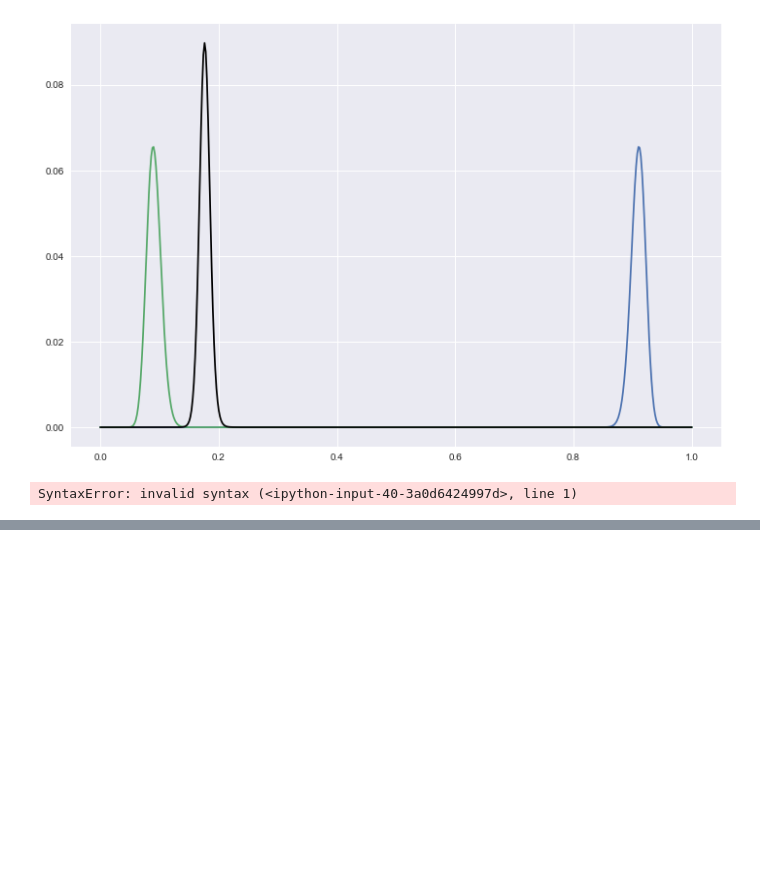
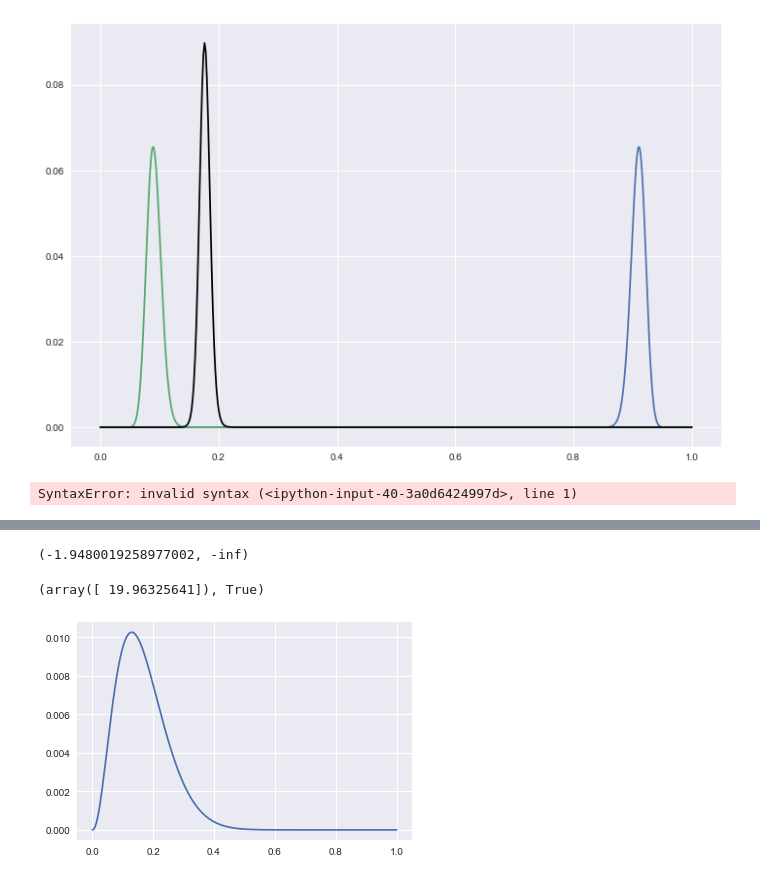
Before and after one commit to inti/ASE, a Jupyter notebook: ASE.ipynb, the cells around one changed output, grey strips where cells are left out. Saved outputs shown, nothing was run; the diff lists cells and outputs as text; code cells hidden in the pictures; blank space fills up the shorter version.

```diff
--- a/ASE.ipynb
+++ b/ASE.ipynb
@@ -189,7 +187,7 @@ array([ 0.01      ,  0.16666667,  0.33333333,  0.5       ,  0.66666667,
 # %%
 files = !ls /Users/inti.pedroso/DATA/ASE/phaser_gene/
 files
-data = pd.concat([ pd.read_table( "".join(["/Users/inti.pedroso/DATA/ASE/phaser_gene/",f])) for f in folders ])
+data = pd.concat([ pd.read_table( "".join(["/Users/inti.pedroso/DATA/ASE/phaser_gene/",f])) for f in files ])
 # %%
 #data = pd.read_table("/Users/inti.pedroso/DATA/ASE/phaser/ERR883767/ERR883767.phaser_ase.gene.txt")
 data.head()
@@ -751,0 +982,15 @@ def get_bb_moments_v2(k_vals,n_vals,weights=None):
+# %%
+data2 = data[data["totalCount"] > 10]
+data2 = data2[data2["aCount"] > 10]
+
+K=11
+dat2stan = {'N': data2.shape[0],
+            'K':K,
+            'mu': get_mu_linear(K),
+            'lambda': get_prior_counts(K=K),
+            'x': data2.aCount.values,
+            'n': data2.totalCount.values
+           }
+data2.shape
+this_data = np.vstack([dat2stan['x'],dat2stan['n']]).T.astype(float)
+md.fit(data=this_data,n_iter=100, print_delta=True, fit_by_eb = True)
@@ -751,0 +1029,40 @@ def get_bb_moments_v2(k_vals,n_vals,weights=None):
+# %%
+from scipy.optimize import minimize
+from scipy.stats import pareto
+
+def _log_beta_binomial_density(k,n,alpha,beta):
+    uno = gammaln(n+1) - (gammaln(k+1) + gammaln(n-k+1))
+    dos = gammaln(k+alpha) + gammaln(n-k+beta) - gammaln(n+alpha+beta)
+    tres = gammaln(alpha + beta) - (gammaln(alpha) + gammaln(beta))
+    return uno + dos + tres
+
+def fit_bb_ml_eb(pars, p,loca_data, w,min_val):
+    M = pars[0]
+    a,b = p*M, (1.0-p)*M
+    #loca_data, w = args
+    return np.dot(w, _log_beta_binomial_density(loca_data[:,0],loca_data[:,1],a,b)) + pareto.logpdf(x=M,b=1.5, scale=min_val)
+# %%
+def pareto_logpdf(x, par = 3, min_=1):
+    back = np.log(par*(min_**par)/(x**(par+1)))
+    back[ back < min_0 ] = np.log(0)
+    return back
+
+M = 15
+min_ = 19
+par = 1.5
+np.log(par*(min_**par)/(M**(par+1))), pareto.logpdf(x=M,b=par, scale=min_)
+# %% [output]
+(-1.9480019258977002, -inf)
+# %%
+min_val = 10
+mu = 0.16666667
+bnds = [(min_val, None)]
+res = minimize(fit_bb_ml_eb, x0=[20], args=(mu, this_data,exp_(md.log_z[:,1]),min_val), bounds=bnds, tol=1e-6)
+# %%
+res.x, res.success
+# %% [output]
+(array([ 19.96325641]), True)
+# %%
+plot_beta(x, alpha=mu * res.x[0], beta = (1.0 - mu)*res.x[0])
+# %% [output]
+[figure, added]
```
Also changed, not shown: parts of 24 cells of this notebook.
